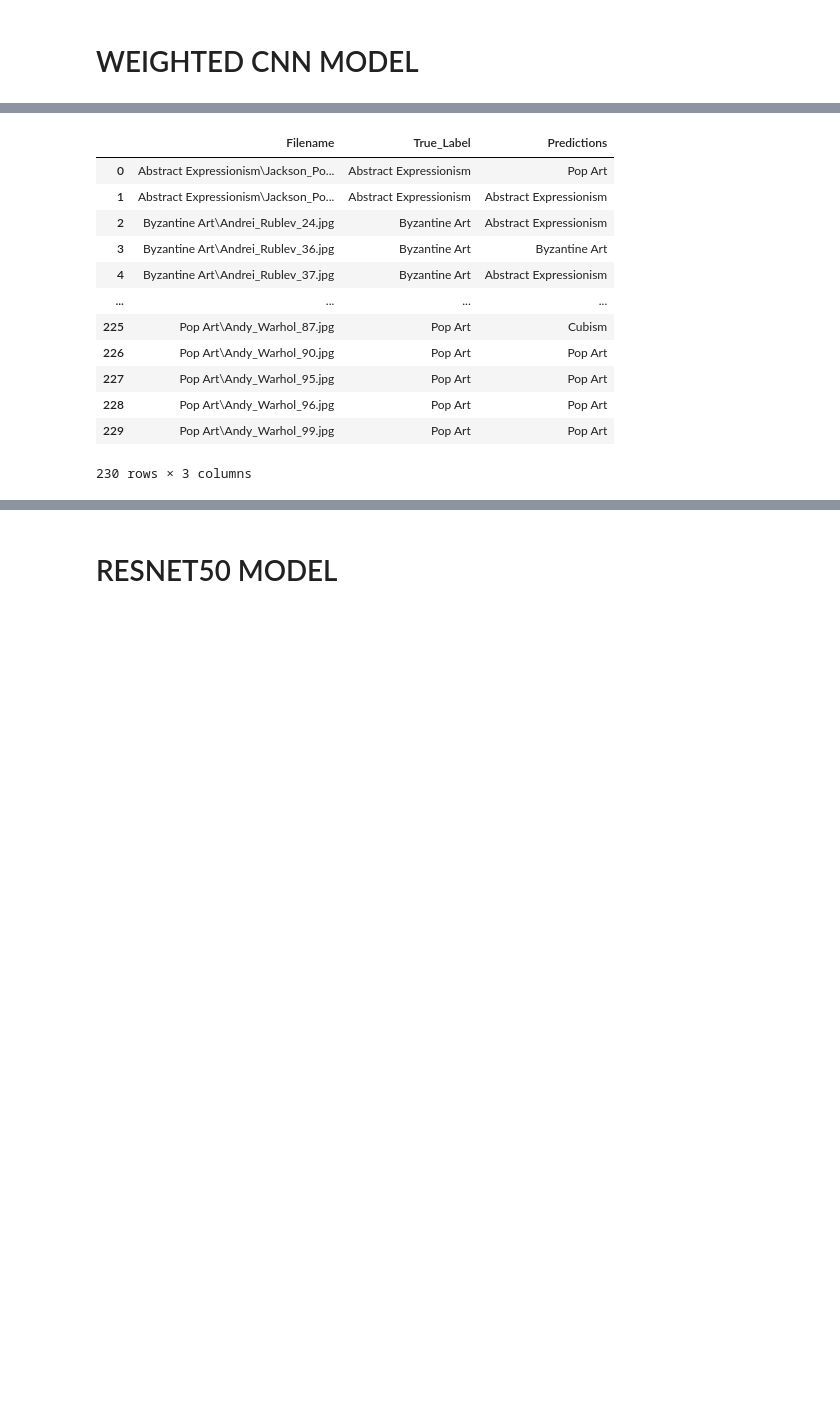
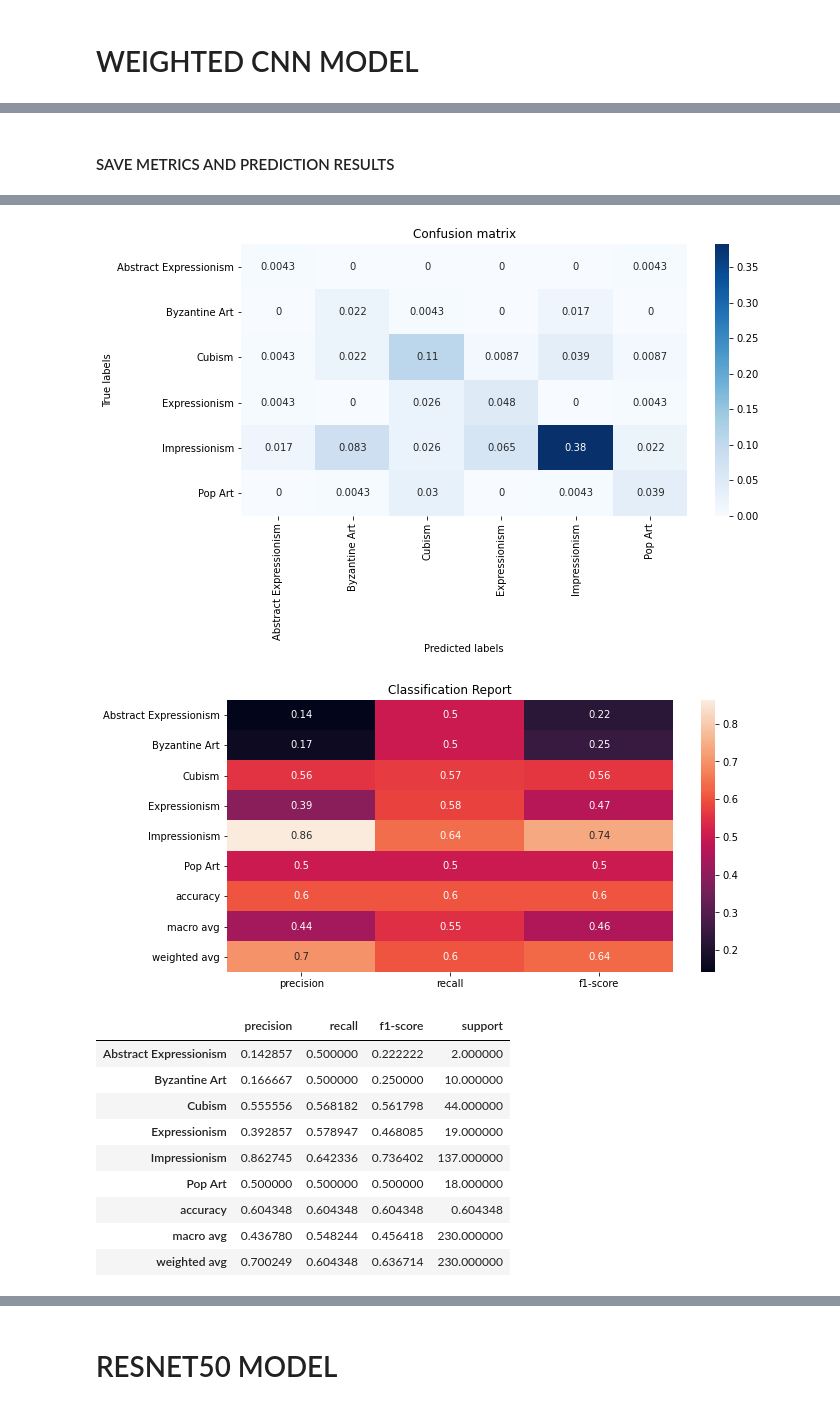
Before and after one commit to justinepicar/Art_Style_Classification, a Jupyter notebook: Notebooks/05_modeling.ipynb, the cells around one changed output, grey strips where cells are left out. Saved outputs shown, nothing was run; the diff lists cells and outputs as text; code cells hidden in the pictures; blank space fills up the shorter version.

```diff
--- a/Notebooks/05_modeling.ipynb
+++ b/Notebooks/05_modeling.ipynb
@@ -92,5 +93,5 @@ for i in range(12):
 # %%
-modelpath = r'../models/model'
+modelpath = r'../models'
 epochs = 25
 # %% [markdown]
 # CNN MODEL
@@ -107,7 +110,7 @@ model.compile(optimizer='adam',
                   metrics=['accuracy']
                  )
 
-model.fit(train_generator,
+cnn_history = model.fit(train_generator,
               epochs=epochs,
               callbacks=callbacks,
               validation_data=validation_generator,)
@@ -193,6 +189,8 @@ class_weights = class_weight.compute_class_weight('balanced',classes=np.unique(t
 class_weights = {i : class_weights[i] for i in range(len(class_weights))}
 # %%
 wmodel = cnn_model(input_shape=image_size + (3,), num_classes=num_classes)
+# %%
+wmodel.load_weights('../models/model_cnnweighted_checkpoint_25.h5')
 # %%
 callbacks = [keras.callbacks.ModelCheckpoint(os.path.join(modelpath,f'model_cnnweighted_checkpoint_{epochs}.h5')),]
 
@@ -201,10 +199,10 @@ wmodel.compile(optimizer='adam',
                   metrics=['accuracy']
                  )
 
-wmodel.fit(train_generator,
-          epochs=epochs,
-          callbacks=callbacks,
-          validation_data=validation_generator,
-          class_weight=class_weights)
+weight_cnn_history = wmodel.fit(train_generator,
+                                epochs=epochs,
+                                callbacks=callbacks,
+                                validation_data=validation_generator,
+                                class_weight=class_weights)
 # %% [output]
 Epoch 1/25
@@ -253,5 +234,8 @@ wmodel.evaluate(validation_generator)
+# %% [markdown]
+#### SAVE METRICS AND PREDICTION RESULTS
 # %%
 test_generator.reset()
 pred = wmodel.predict(test_generator, verbose=1)
-pred_results(train_generator, test_generator, pred, 'cnn_model_weighted_results')
+results = pred_results(train_generator, test_generator, pred, 'cnn_model_pred_weighted_results')
+metric_eval(test_generator, pred, results, labels=os.listdir(train))
 # %% [output]
@@ -259,13 +243,12 @@ pred_results(train_generator, test_generator, pred, 'cnn_model_weighted_results'
+[figure, added]
+[figure, added]
-|  | Filename | True_Label | Predictions |
-| 0 | Abstract Expressionism\Jackson_Po... | Abstract Expressionism | Pop Art |
-| 1 | Abstract Expressionism\Jackson_Po... | Abstract Expressionism | Abstract Expressionism |
-| 2 | Byzantine Art\Andrei_Rublev_24.jpg | Byzantine Art | Abstract Expressionism |
-| 3 | Byzantine Art\Andrei_Rublev_36.jpg | Byzantine Art | Byzantine Art |
-| 4 | Byzantine Art\Andrei_Rublev_37.jpg | Byzantine Art | Abstract Expressionism |
-| ... | ... | ... | ... |
-| 225 | Pop Art\Andy_Warhol_87.jpg | Pop Art | Cubism |
-| 226 | Pop Art\Andy_Warhol_90.jpg | Pop Art | Pop Art |
-| 227 | Pop Art\Andy_Warhol_95.jpg | Pop Art | Pop Art |
-| 228 | Pop Art\Andy_Warhol_96.jpg | Pop Art | Pop Art |
-| 229 | Pop Art\Andy_Warhol_99.jpg | Pop Art | Pop Art |
+|  | precision | recall | f1-score | support |
+| Abstract Expressionism | 0.142857 | 0.500000 | 0.222222 | 2.000000 |
+| Byzantine Art | 0.166667 | 0.500000 | 0.250000 | 10.000000 |
+| Cubism | 0.555556 | 0.568182 | 0.561798 | 44.000000 |
+| Expressionism | 0.392857 | 0.578947 | 0.468085 | 19.000000 |
+| Impressionism | 0.862745 | 0.642336 | 0.736402 | 137.000000 |
+| Pop Art | 0.500000 | 0.500000 | 0.500000 | 18.000000 |
+| accuracy | 0.604348 | 0.604348 | 0.604348 | 0.604348 |
+| macro avg | 0.436780 | 0.548244 | 0.456418 | 230.000000 |
+| weighted avg | 0.700249 | 0.604348 | 0.636714 | 230.000000 |
-230 rows × 3 columns
```
Also changed, not shown: parts of 63 cells of this notebook, 12 other files.
